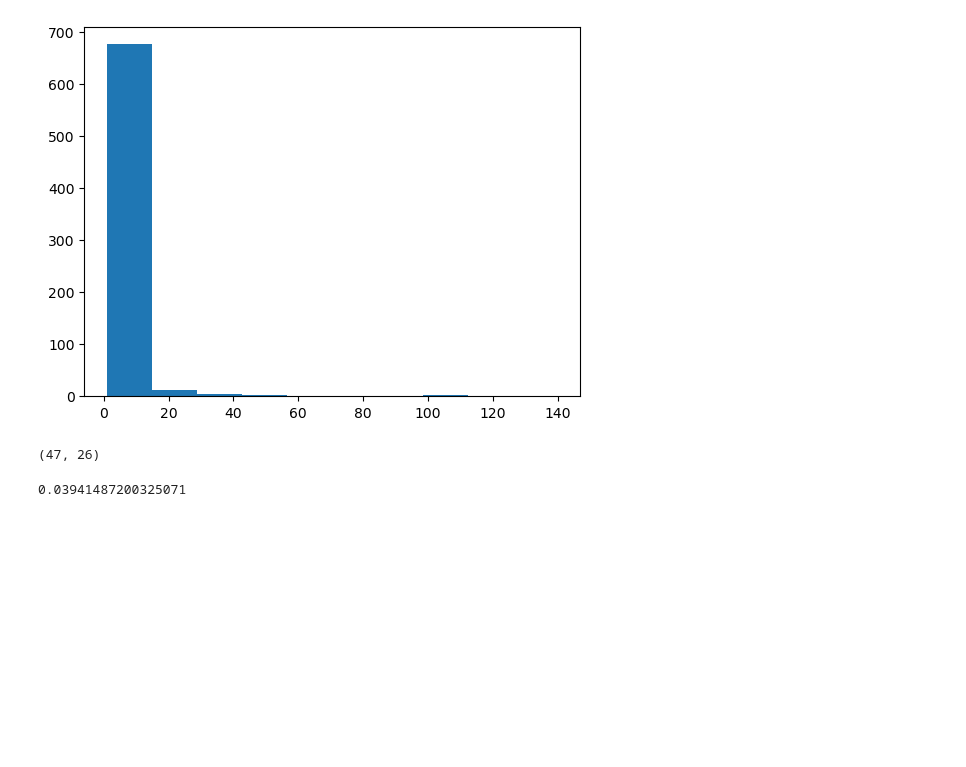
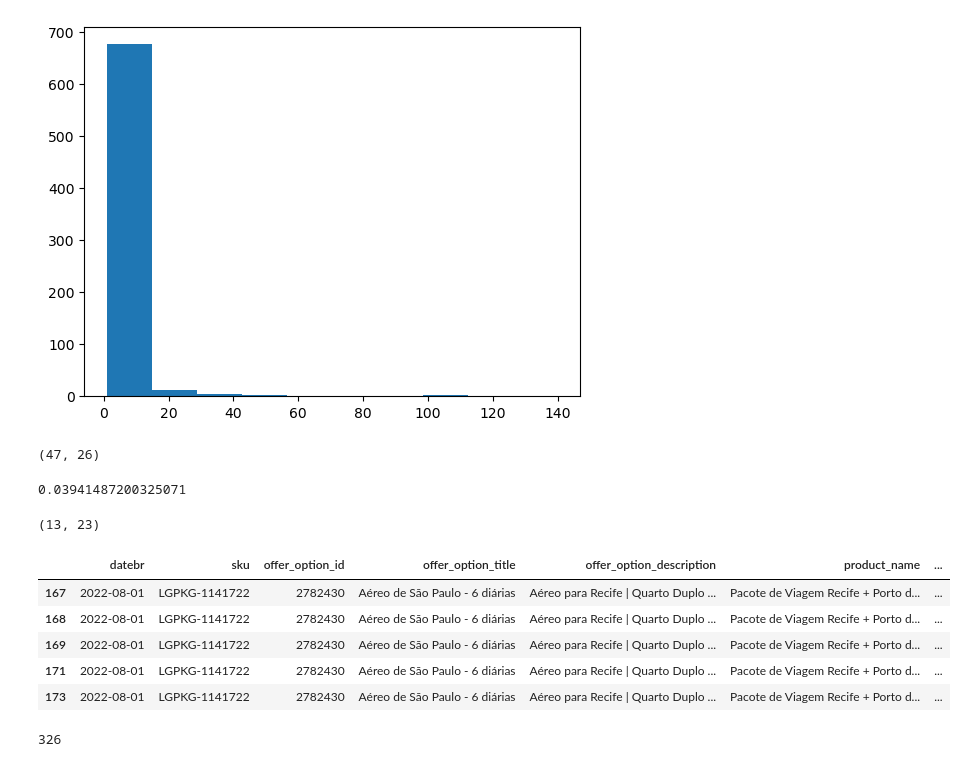
Before and after one commit to drica-monteiro/my_repository, a Jupyter notebook: sales_weekday.ipynb, the cells around one changed output. Drawn from its saved outputs; the diff is of its cells as text; code cells hidden in the pictures; blank space fills up the shorter version.

```diff
--- a/sales_weekday.ipynb
+++ b/sales_weekday.ipynb
@@ -117,0 +120,15 @@ df2['sales'].sum()/total_sales
+# %%
+df3 = df[df['offer_option_id']==2782430]
+# %%
+df3.shape
+# %% [output]
+(13, 23)
+# %%
+df3.head(5)
+# %% [output]
+|  | datebr | sku | offer_option_id | offer_option_title | offer_option_description | product_name | ... |
+| 167 | 2022-08-01 | LGPKG-1141722 | 2782430 | Aéreo de São Paulo - 6 diárias | Aéreo para Recife | Quarto Duplo ... | Pacote de Viagem Recife + Porto d... | ... |
+| 168 | 2022-08-01 | LGPKG-1141722 | 2782430 | Aéreo de São Paulo - 6 diárias | Aéreo para Recife | Quarto Duplo ... | Pacote de Viagem Recife + Porto d... | ... |
+| 169 | 2022-08-01 | LGPKG-1141722 | 2782430 | Aéreo de São Paulo - 6 diárias | Aéreo para Recife | Quarto Duplo ... | Pacote de Viagem Recife + Porto d... | ... |
+| 171 | 2022-08-01 | LGPKG-1141722 | 2782430 | Aéreo de São Paulo - 6 diárias | Aéreo para Recife | Quarto Duplo ... | Pacote de Viagem Recife + Porto d... | ... |
+| 173 | 2022-08-01 | LGPKG-1141722 | 2782430 | Aéreo de São Paulo - 6 diárias | Aéreo para Recife | Quarto Duplo ... | Pacote de Viagem Recife + Porto d... | ... |
@@ -117,0 +137,4 @@ df2['sales'].sum()/total_sales
+# %%
+len(o)
+# %% [output]
+326
```
Also changed, not shown: parts of 11 cells of this notebook.
